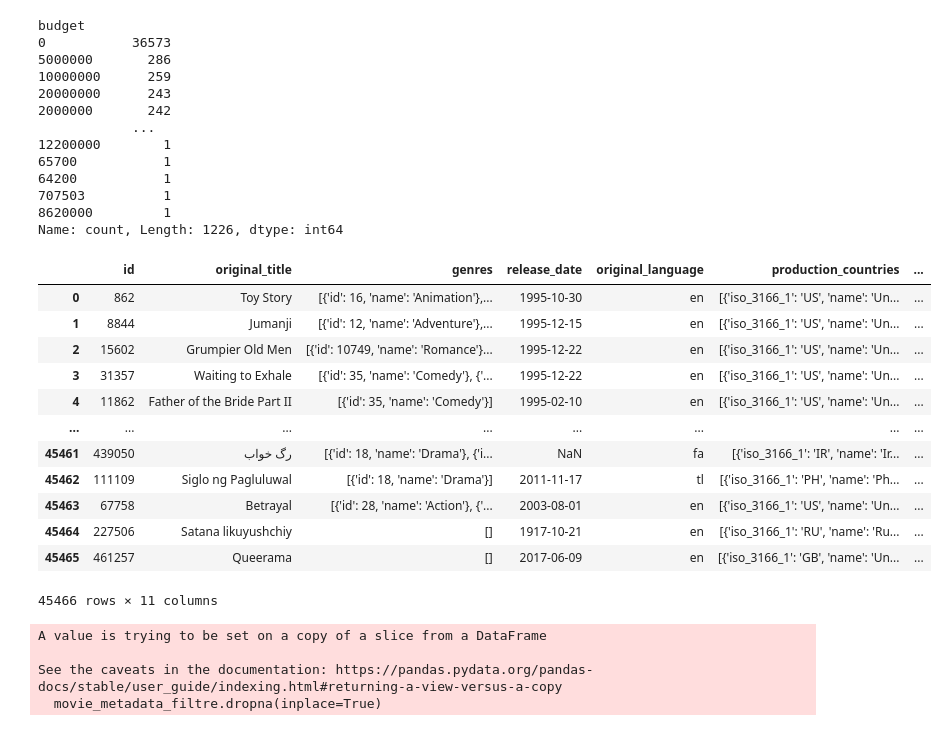
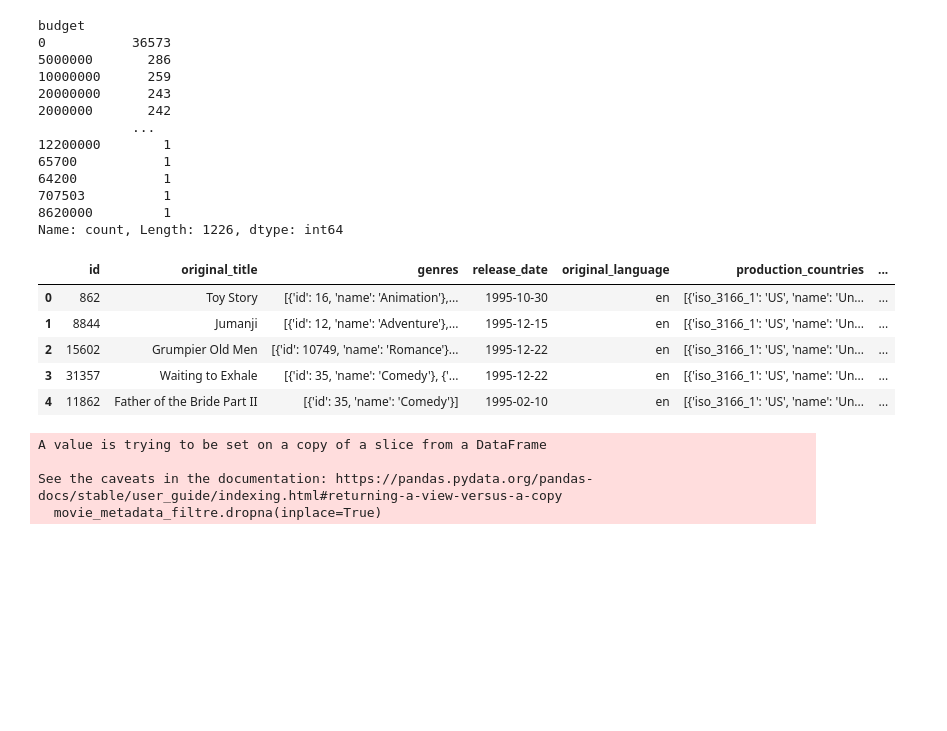
Before and after one commit to Alexkarneff/Projet-Netflix, a Jupyter notebook: code/projet_netflix.ipynb, the cells around one changed output. Drawn from its saved outputs; the diff is of its cells as text; code cells hidden in the pictures; blank space fills up the shorter version.

```diff
--- a/code/projet_netflix.ipynb
+++ b/code/projet_netflix.ipynb
@@ -114,28 +127,23 @@ Name: count, Length: 1226, dtype: int64
 # %%
 """
 Les colonnes qui m'ont semblées les plus pertinantes :
 'id', 'original_title', 'genres', 'original_language' et 'runtime' sont explicitement demandées dans l'énoncé.
-'release_date', 'production_countries', 'production_companies', 'status' sont des infos suplémentaires que j'ai trouvé intéressantes.
+'release_date', 'production_countries', 'production_companies', 'status' et 'overview' sont des infos suplémentaires que j'ai trouvé intéressantes.
 'popularity' peut être intéressante pour les recommandations.
 """
 
 
-movie_metadata_filtre = movie_metadata[["id", "original_title", "genres", "release_date", "original_language", "production_countries", "production_companies", "runtime", "popularity", "status", "overview"]]
-movie_metadata_filtre
+movie_metadata_filtre = movie_metadata[["id", "original_title", "genres", "release_date",
+                                        "original_language", "production_countries", "production_companies",
+                                        "runtime", "popularity", "status", "overview"]]
+movie_metadata_filtre.head()
 # %% [output]
 |  | id | original_title | genres | release_date | original_language | production_countries | ... |
 | 0 | 862 | Toy Story | [{'id': 16, 'name': 'Animation'},... | 1995-10-30 | en | [{'iso_3166_1': 'US', 'name': 'Un... | ... |
 | 1 | 8844 | Jumanji | [{'id': 12, 'name': 'Adventure'},... | 1995-12-15 | en | [{'iso_3166_1': 'US', 'name': 'Un... | ... |
 | 2 | 15602 | Grumpier Old Men | [{'id': 10749, 'name': 'Romance'}... | 1995-12-22 | en | [{'iso_3166_1': 'US', 'name': 'Un... | ... |
 | 3 | 31357 | Waiting to Exhale | [{'id': 35, 'name': 'Comedy'}, {'... | 1995-12-22 | en | [{'iso_3166_1': 'US', 'name': 'Un... | ... |
 | 4 | 11862 | Father of the Bride Part II | [{'id': 35, 'name': 'Comedy'}] | 1995-02-10 | en | [{'iso_3166_1': 'US', 'name': 'Un... | ... |
-| ... | ... | ... | ... | ... | ... | ... | ... |
-| 45461 | 439050 | رگ خواب | [{'id': 18, 'name': 'Drama'}, {'i... | NaN | fa | [{'iso_3166_1': 'IR', 'name': 'Ir... | ... |
-| 45462 | 111109 | Siglo ng Pagluluwal | [{'id': 18, 'name': 'Drama'}] | 2011-11-17 | tl | [{'iso_3166_1': 'PH', 'name': 'Ph... | ... |
-| 45463 | 67758 | Betrayal | [{'id': 28, 'name': 'Action'}, {'... | 2003-08-01 | en | [{'iso_3166_1': 'US', 'name': 'Un... | ... |
-| 45464 | 227506 | Satana likuyushchiy | [] | 1917-10-21 | en | [{'iso_3166_1': 'RU', 'name': 'Ru... | ... |
-| 45465 | 461257 | Queerama | [] | 2017-06-09 | en | [{'iso_3166_1': 'GB', 'name': 'Un... | ... |
-45466 rows × 11 columns
 # %%
 """
 Est-ce utile de suprimer les lignes dans lesquelles il manque des infos?
```
Also changed, not shown: parts of 8 cells of this notebook, 1 other file.
